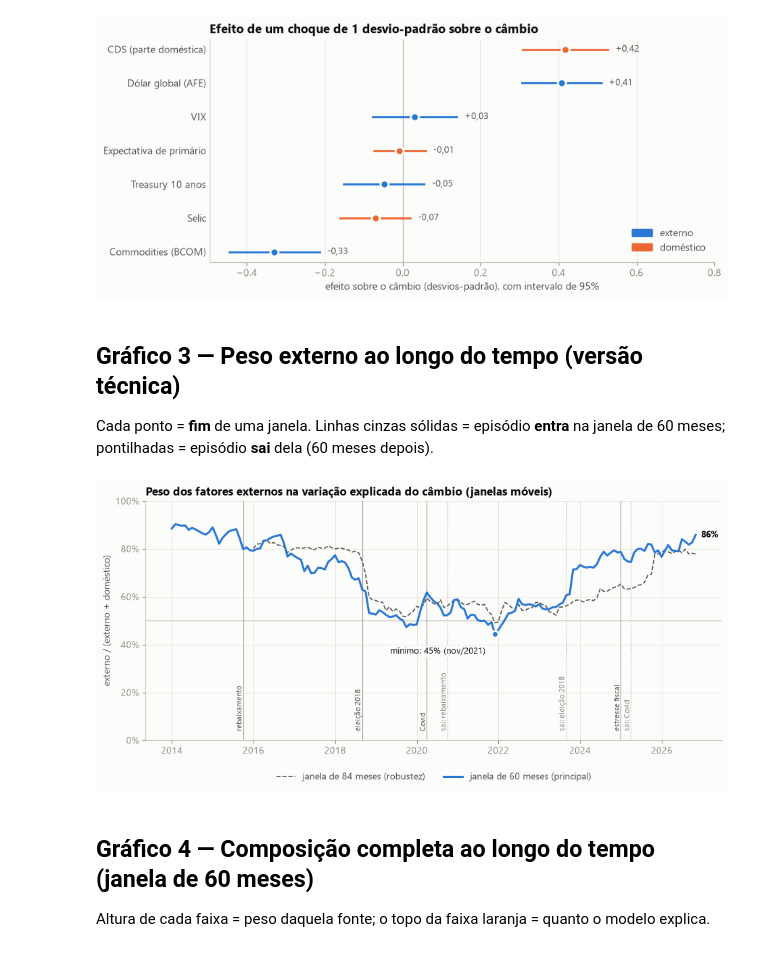
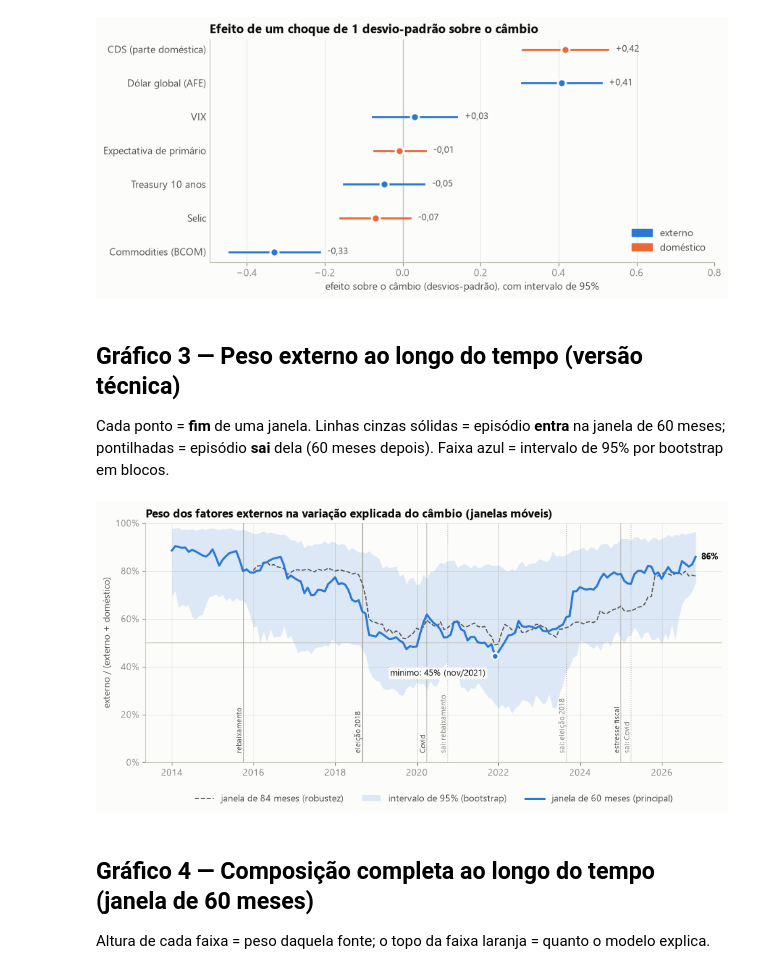
Before and after one commit to guireikdal/cambio_dol.brl_fatores, a Jupyter notebook: 07_resultados.ipynb, the cells around one changed output. Saved outputs shown, nothing was run; the diff lists cells and outputs as text; code cells hidden in the pictures.

```diff
--- a/07_resultados.ipynb
+++ b/07_resultados.ipynb
@@ -155,37 +155,39 @@ salvar(fig, "2_efeito_por_variavel")
 ## Gráfico 3 — Peso externo ao longo do tempo (versão técnica)
 
 Cada ponto = **fim** de uma janela. Linhas cinzas sólidas = episódio **entra** na janela de 60 meses;
-pontilhadas = episódio **sai** dela (60 meses depois).
+pontilhadas = episódio **sai** dela (60 meses depois). Faixa azul = intervalo de 95% por bootstrap em blocos.
 # %%
 episodios = {"2015-09-30": "rebaixamento", "2018-08-31": "eleição 2018",
              "2020-03-31": "Covid", "2024-12-31": "estresse fiscal"}
 
 fig, ax = plt.subplots(figsize=(11, 4.6))
 ax.axhline(0.5, color="#c3c2b7", lw=1)
 for data, nome in episodios.items():
     entra = pd.Timestamp(data)
     sai = entra + pd.DateOffset(months=60)
     ax.axvline(entra, color=CINZA_MEDIO, lw=0.8)
     ax.text(entra, 0.03, f" {nome}", rotation=90, fontsize=8, color=TINTA_2, va="bottom", ha="right")
     if sai <= serie60.index[-1]:
         ax.axvline(sai, color=CINZA_MEDIO, lw=0.8, ls=":")
         ax.text(sai, 0.03, f" sai: {nome}", rotation=90, fontsize=8, color=MUDO, va="bottom", ha="right")
 
 ax.plot(reg84.index, reg84["externo / explicado"], color=TINTA_2, lw=1.2, ls="--", label="janela de 84 meses (robustez)")
+ax.fill_between(reg60.index, reg60["ic_inf"], reg60["ic_sup"], color=AZUL, alpha=0.15, lw=0,
+                label="intervalo de 95% (bootstrap)")
 ax.plot(serie60.index, serie60, color=AZUL, lw=2.2, label="janela de 60 meses (principal)")
 marcar_minimo(ax, serie60)
 ax.annotate(f"{serie60.iloc[-1]:.0%}", (serie60.index[-1], serie60.iloc[-1]), xytext=(6, 0),
             textcoords="offset points", va="center", fontsize=9, color=TINTA, fontweight="bold")
 
 ax.set_ylim(0, 1)
 ax.yaxis.set_major_formatter(PercentFormatter(1.0))
 eixo_anos(ax)
 ax.set_title("Peso dos fatores externos na variação explicada do câmbio (janelas móveis)")
 ax.set_ylabel("externo / (externo + doméstico)")
-ax.legend(loc="upper center", bbox_to_anchor=(0.5, -0.1), ncol=2)
+ax.legend(loc="upper center", bbox_to_anchor=(0.5, -0.1), ncol=3)
 salvar(fig, "3_peso_externo_no_tempo")
 # %% [output]
-[figure, old version]
+[figure, new version]
 # %% [markdown]
 ## Gráfico 4 — Composição completa ao longo do tempo (janela de 60 meses)
 
```
Also changed, not shown: 5 other files.
